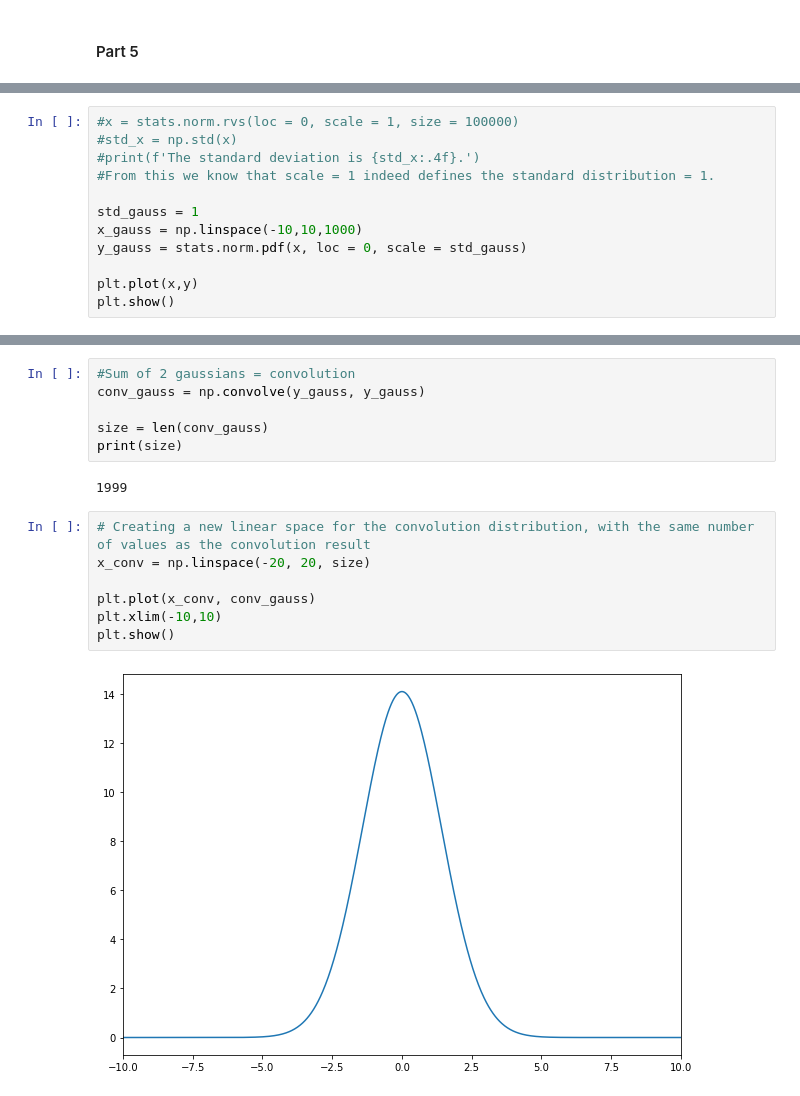
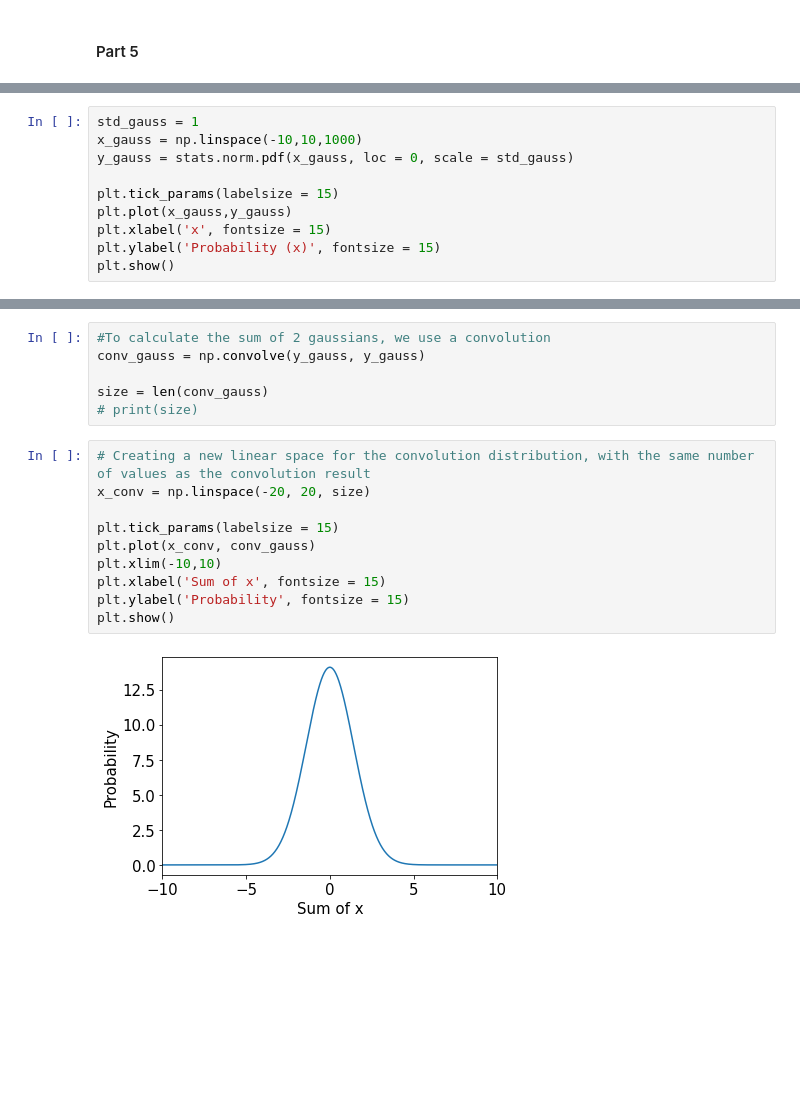
Before and after one commit to jenniv27/phys434, a Jupyter notebook: HW/HW2.ipynb, the cells around one changed output, grey strips where cells are left out. Drawn from its saved outputs; the diff is of its cells as text; blank space fills up the shorter version.

```diff
--- a/HW/HW2.ipynb
+++ b/HW/HW2.ipynb
@@ -153,13 +160,11 @@ Show that the sum and average of an initially Gaussian distribution is also a Gu
 # %%
-#x = stats.norm.rvs(loc = 0, scale = 1, size = 100000)
-#std_x = np.std(x)
-#print(f'The standard deviation is {std_x:.4f}.')
-#From this we know that scale = 1 indeed defines the standard distribution = 1.
-
 std_gauss = 1
 x_gauss = np.linspace(-10,10,1000)
-y_gauss = stats.norm.pdf(x, loc = 0, scale = std_gauss)
+y_gauss = stats.norm.pdf(x_gauss, loc = 0, scale = std_gauss)
 
-plt.plot(x,y)
+plt.tick_params(labelsize = 15)
+plt.plot(x_gauss,y_gauss)
+plt.xlabel('x', fontsize = 15)
+plt.ylabel('Probability (x)', fontsize = 15)
 plt.show()
 # %% [output]
@@ -167,18 +172,19 @@ plt.show()
 # %%
-#Sum of 2 gaussians = convolution
+#To calculate the sum of 2 gaussians, we use a convolution
 conv_gauss = np.convolve(y_gauss, y_gauss)
 
 size = len(conv_gauss)
-print(size)
+# print(size)
-# %% [output]
-1999
 # %%
 # Creating a new linear space for the convolution distribution, with the same number of values as the convolution result
 x_conv = np.linspace(-20, 20, size)
 
+plt.tick_params(labelsize = 15)
 plt.plot(x_conv, conv_gauss)
 plt.xlim(-10,10)
+plt.xlabel('Sum of x', fontsize = 15)
+plt.ylabel('Probability', fontsize = 15)
 plt.show()
 # %% [output]
-[figure, old version]
+[figure, new version]
 # %%
```
Also changed, not shown: parts of 27 cells of this notebook.
